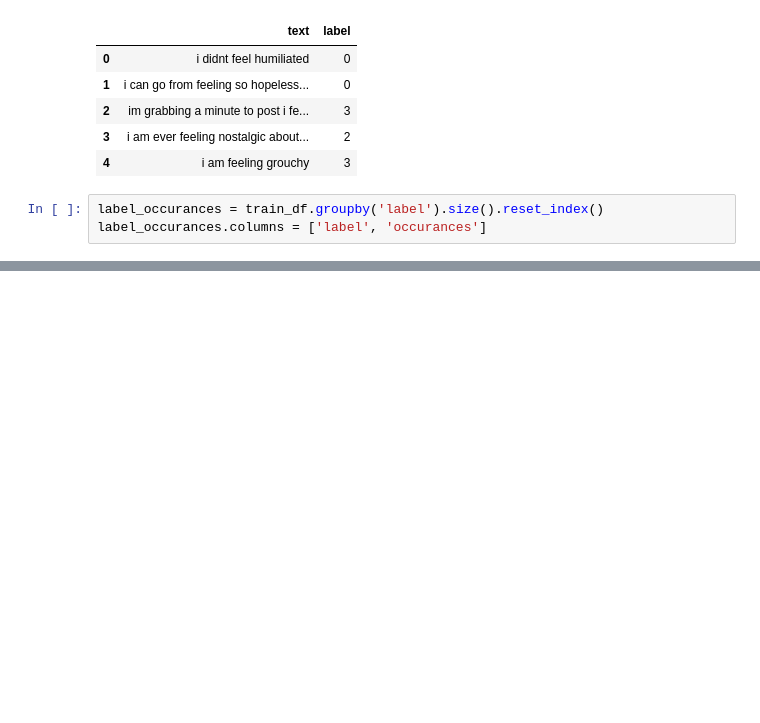
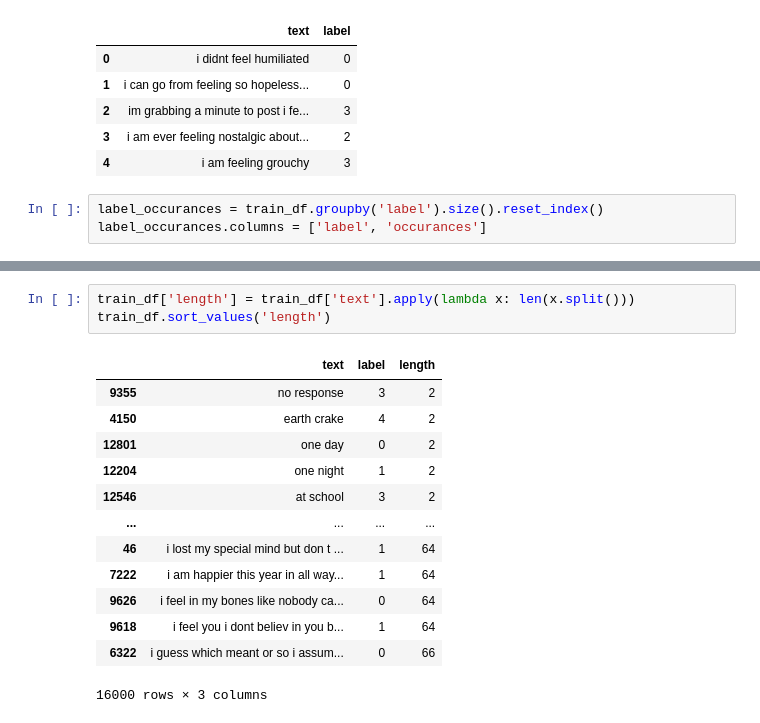
Before and after one commit to JenniferAliceKiu/pocketcoach, a Jupyter notebook: notebooks/DataExploration_TobiasUrhaug.ipynb, the cells around one changed output, grey strips where cells are left out. Cells and saved outputs as stored; diff of their text form; blank space fills up the shorter version.

```diff
--- a/notebooks/DataExploration_TobiasUrhaug.ipynb
+++ b/notebooks/DataExploration_TobiasUrhaug.ipynb
@@ -40,0 +77,17 @@ print(full_stats)
+# %%
+train_df['length'] = train_df['text'].apply(lambda x: len(x.split()))
+train_df.sort_values('length')
+# %% [output]
+|  | text | label | length |
+| 9355 | no response | 3 | 2 |
+| 4150 | earth crake | 4 | 2 |
+| 12801 | one day | 0 | 2 |
+| 12204 | one night | 1 | 2 |
+| 12546 | at school | 3 | 2 |
+| ... | ... | ... | ... |
+| 46 | i lost my special mind but don t ... | 1 | 64 |
+| 7222 | i am happier this year in all way... | 1 | 64 |
+| 9626 | i feel in my bones like nobody ca... | 0 | 64 |
+| 9618 | i feel you i dont believ in you b... | 1 | 64 |
+| 6322 | i guess which meant or so i assum... | 0 | 66 |
+16000 rows × 3 columns
```
Also changed, not shown: parts of 33 cells of this notebook.
